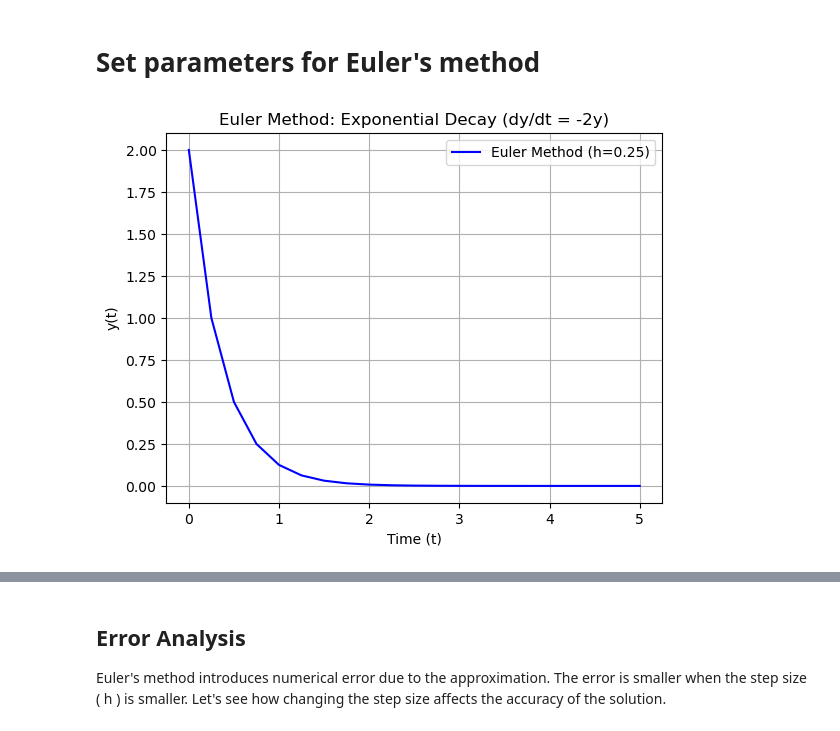
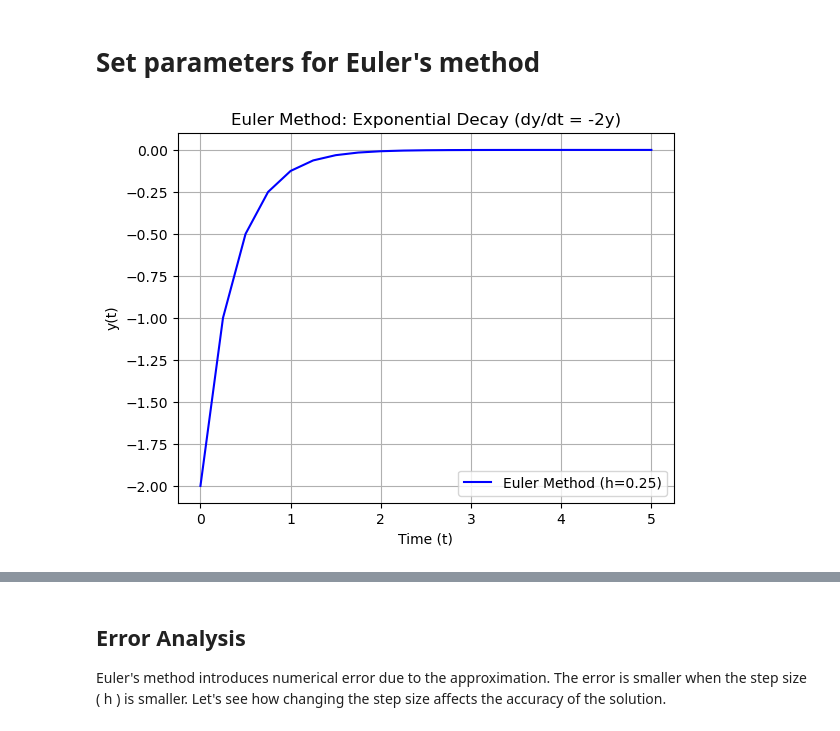
Before and after one commit to Sshamekh/ODE-codes, a Jupyter notebook: numerical-Euler.ipynb, the cells around one changed output, grey strips where cells are left out. Cells and saved outputs as stored; diff of their text form; code cells hidden in the pictures.

```diff
--- a/numerical-Euler.ipynb
+++ b/numerical-Euler.ipynb
@@ -78,23 +76,23 @@ def yourODE(t,y,otherinput=None):
 # Set parameters for Euler's method
 # %%
 t0 = 0      # Initial time
-y0 = 2      # Initial condition
+y0 = -2      # Initial condition
 h = 0.25     # Step size
 t_end = 5   # End time
 
 # Solve the ODE using Euler's method
 t_values, y_values = euler_method(ode1, t0, y0, h, t_end)
 
 
 
 # Plot the numerical solution
 plt.plot(t_values, y_values, 'b-', label="Euler Method (h=0.25)")
 plt.xlabel('Time (t)')
 plt.ylabel('y(t)')
 plt.title('Euler Method: Exponential Decay (dy/dt = -2y)')
 plt.legend()
 plt.grid(True)
 plt.show()
 # %% [output]
-[figure, old version]
+[figure, new version]
 # %% [markdown]
```
Also changed, not shown: parts of 19 cells of this notebook, 9 other files.
